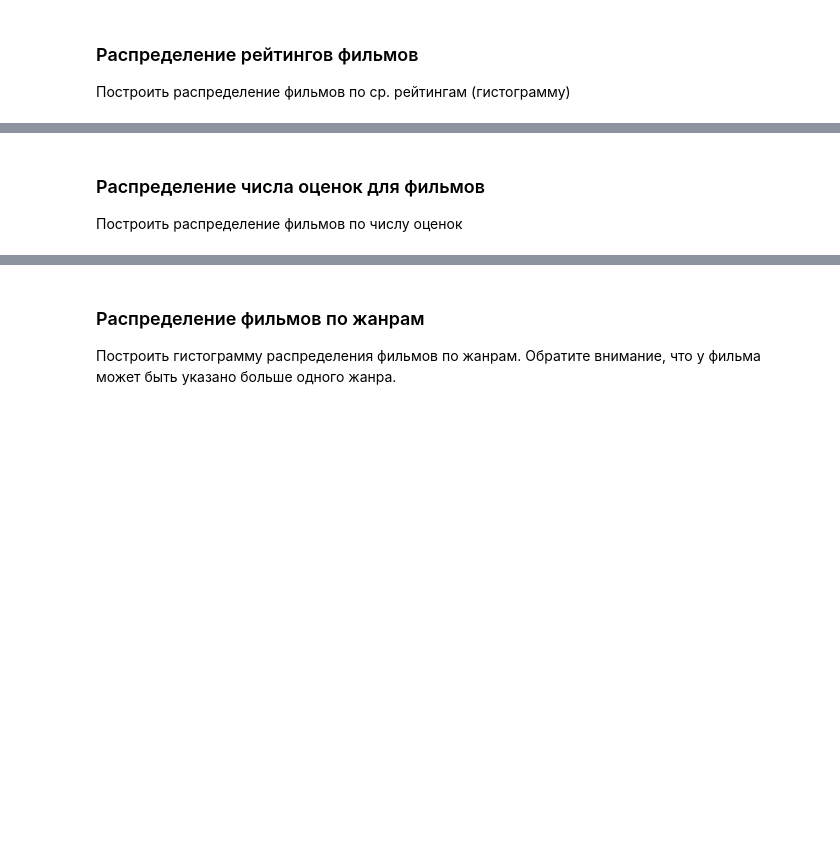
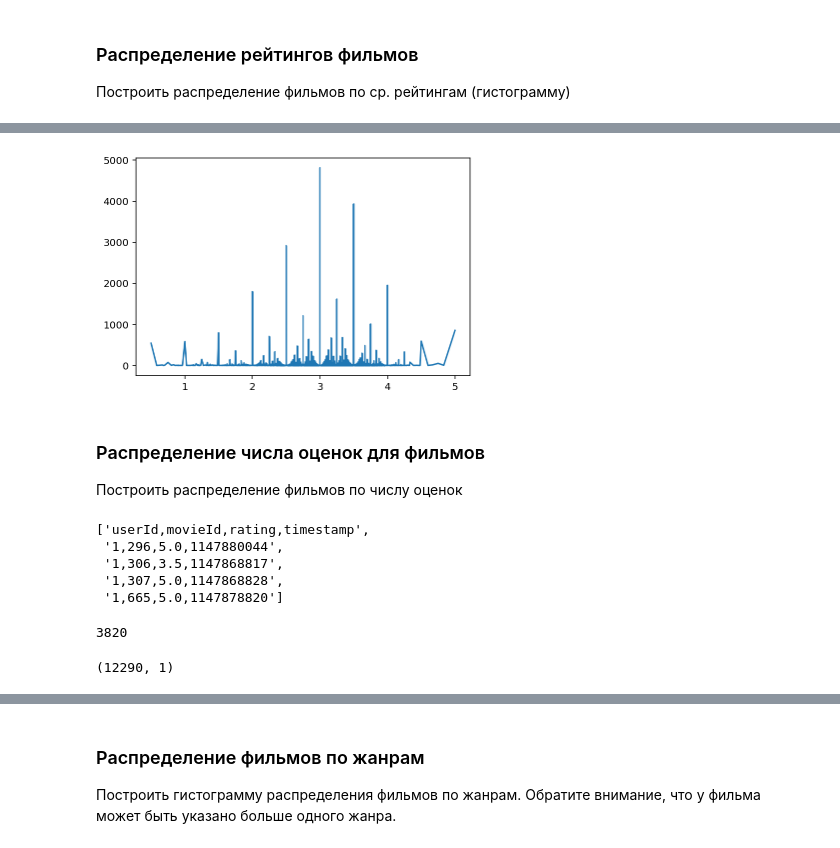
Before and after one commit to ishugaepov/MLBD, a Jupyter notebook: lectures/spark/notebooks/spark_examples.ipynb, the cells around one changed output, grey strips where cells are left out. Saved outputs shown, nothing was run; the diff lists cells and outputs as text; code cells hidden in the pictures; blank space fills up the shorter version.

```diff
--- a/lectures/spark/notebooks/spark_examples.ipynb
+++ b/lectures/spark/notebooks/spark_examples.ipynb
@@ -290,0 +395,3 @@ plt.show()
+# %%
+ratings = sc.textFile(RATINGS_PATH)
+ratings.take(5)
@@ -290,0 +404,8 @@ plt.show()
+# %%
+ratings = ratings \
+    .map(lambda s: s.split(',')) \
+    .filter(lambda arr: arr[0].isdigit()) \
+    .map(lambda arr: Rating(user_id=int(arr[0]),
+                            movie_id=int(arr[1]),
+                            rating=float(arr[2]),
+                            timestamp=int(arr[3])))
@@ -290,0 +414,13 @@ plt.show()
+# %%
+movie_avg_rating = ratings \
+    .map(lambda r: (r.movie_id, (r.rating, 1))) \
+    .reduceByKey(lambda a, b: (a[0] + b[0], a[1] + b[1])) \
+    .mapValues(lambda ratings: ratings[0] / ratings[1])
+
+ratings_count = movie_avg_rating \
+    .map(lambda arg: (arg[1], 1)) \
+    .reduceByKey(lambda a, b: a + b) \
+    .sortBy(lambda key_value: key_value[0], ascending=False)\
+    .collect()
+
+len(ratings_count)
@@ -290,0 +429,2 @@ plt.show()
+# %%
+rating_count = sorted(ratings_count, key=lambda tag_count: tag_count[0])
@@ -291,3 +444,14 @@ plt.show()
+# %%
+keys, values = zip(*rating_count)
+
+# f, ax = plt.subplots(figsize=(10, 6))
+# plt.xticks(rotation=85, fontsize=15)
+# plt.bar(keys, values, align="center")
+# plt.show()
+plt.plot(keys, values)
+plt.show()
+# %% [output]
+[figure, added]
 # %% [markdown]
 ### Распределение числа оценок для фильмов
 
@@ -298,0 +459,9 @@ plt.show()
+# %%
+ratings = sc.textFile(RATINGS_PATH)
+ratings.take(5)
+# %% [output]
+['userId,movieId,rating,timestamp',
+ '1,296,5.0,1147880044',
+ '1,306,3.5,1147868817',
+ '1,307,5.0,1147868828',
+ '1,665,5.0,1147878820']
@@ -298,0 +476,15 @@ plt.show()
+# %%
+number_ratings = ratings \
+    .map(lambda r: (r.movie_id, 1)) \
+    .reduceByKey(lambda a, b: a + b) \
+    .map(lambda arg: (arg[1], 1)) \
+    .reduceByKey(lambda a, b: a + b) \
+    .collect()
+
+len(number_ratings)
+# %% [output]
+3820
+# %%
+number_ratings[0]
+# %% [output]
+(12290, 1)
```
Also changed, not shown: parts of 52 cells of this notebook.
